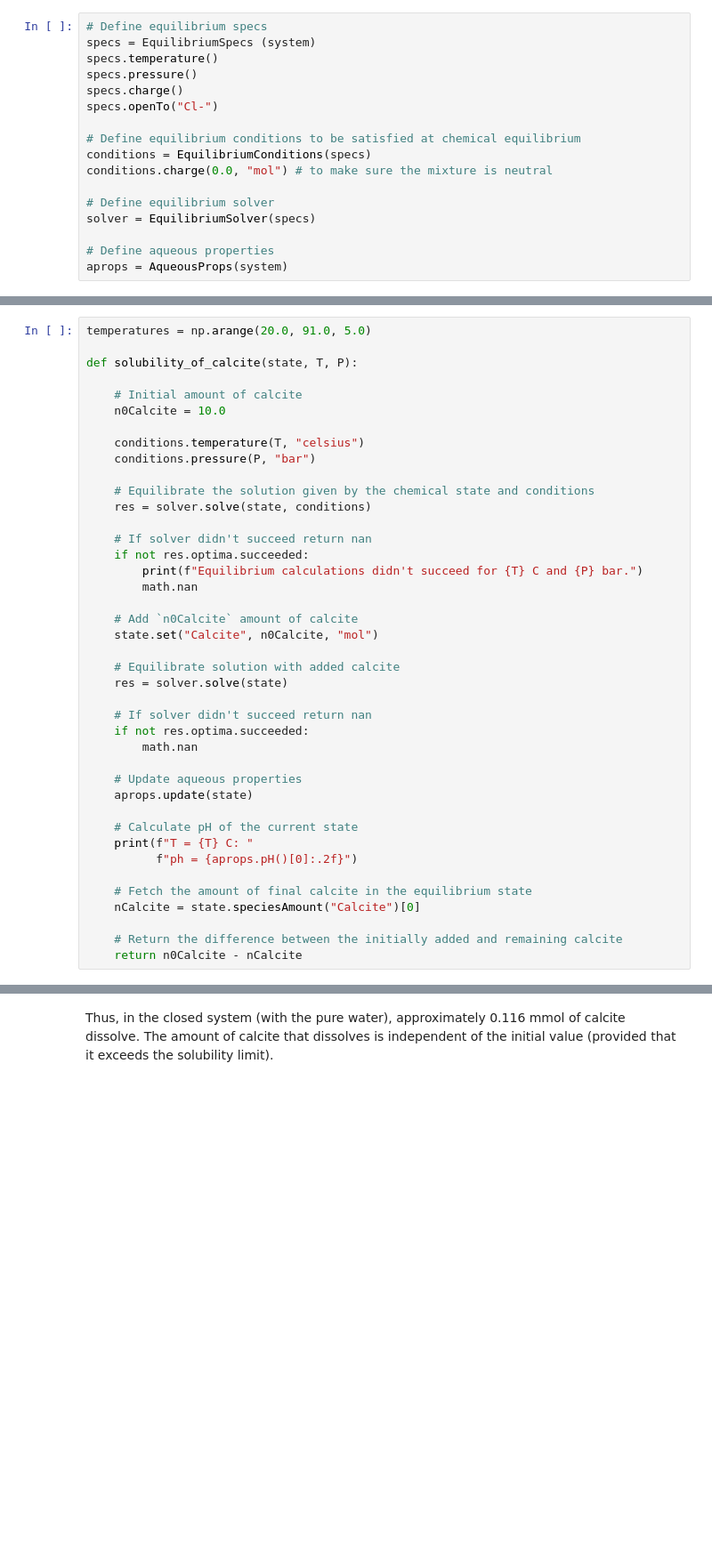
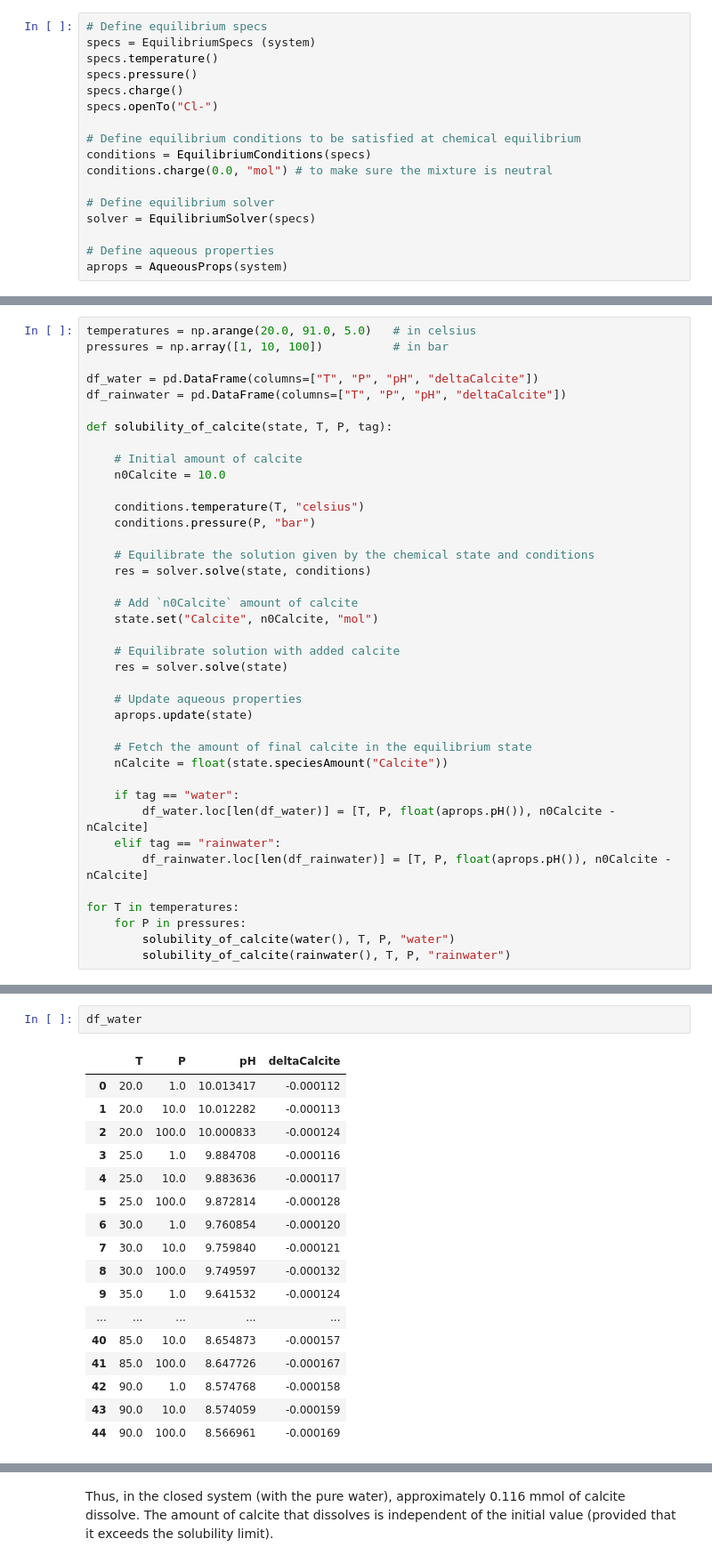
Before and after one commit to mtsveta/reaktoro-v2-workshop, a Jupyter notebook: tutorials/solubility/solubility-calcite-in-water-rainwater.ipynb, the cells around one changed output, grey strips where cells are left out. Shown: that part at 89% size. Cells and saved outputs as stored; diff of their text form; blank space fills up the shorter version.

Commit message:
Add application of calcite solubility for different conditions

```diff
--- a/tutorials/solubility/solubility-calcite-in-water-rainwater.ipynb
+++ b/tutorials/solubility/solubility-calcite-in-water-rainwater.ipynb
@@ -88,7 +100,11 @@ models chemical equilibrium of 10 mol calcite with a given solute (defined by th
 # %%
-temperatures = np.arange(20.0, 91.0, 5.0)
+temperatures = np.arange(20.0, 91.0, 5.0)   # in celsius
+pressures = np.array([1, 10, 100])          # in bar
 
-def solubility_of_calcite(state, T, P):
+df_water = pd.DataFrame(columns=["T", "P", "pH", "deltaCalcite"])
+df_rainwater = pd.DataFrame(columns=["T", "P", "pH", "deltaCalcite"])
+
+def solubility_of_calcite(state, T, P, tag):
 
     # Initial amount of calcite
     n0Calcite = 10.0
@@ -99,30 +115,24 @@ def solubility_of_calcite(state, T, P):
     # Equilibrate the solution given by the chemical state and conditions
     res = solver.solve(state, conditions)
 
-    # If solver didn't succeed return nan
-    if not res.optima.succeeded:
-        print(f"Equilibrium calculations didn't succeed for {T} C and {P} bar.")
-        math.nan
-
     # Add `n0Calcite` amount of calcite
     state.set("Calcite", n0Calcite, "mol")
 
     # Equilibrate solution with added calcite
     res = solver.solve(state)
 
-    # If solver didn't succeed return nan
-    if not res.optima.succeeded:
-        math.nan
-
     # Update aqueous properties
     aprops.update(state)
 
-    # Calculate pH of the current state
-    print(f"T = {T} C: "
-          f"ph = {aprops.pH()[0]:.2f}")
+    # Fetch the amount of final calcite in the equilibrium state
+    nCalcite = float(state.speciesAmount("Calcite"))
 
-    # Fetch the amount of final calcite in the equilibrium state
-    nCalcite = state.speciesAmount("Calcite")[0]
+    if tag == "water":
+        df_water.loc[len(df_water)] = [T, P, float(aprops.pH()), n0Calcite - nCalcite]
+    elif tag == "rainwater":
+        df_rainwater.loc[len(df_rainwater)] = [T, P, float(aprops.pH()), n0Calcite - nCalcite]
 
-    # Return the difference between the initially added and remaining calcite
-    return n0Calcite - nCalcite
+for T in temperatures:
+    for P in pressures:
+        solubility_of_calcite(water(), T, P, "water")
+        solubility_of_calcite(rainwater(), T, P, "rainwater")
@@ -155 +139,21 @@ T = 90.0 C: ph = 5.95
+# %%
+df_water
+# %% [output]
+|  | T | P | pH | deltaCalcite |
+| 0 | 20.0 | 1.0 | 10.013417 | -0.000112 |
+| 1 | 20.0 | 10.0 | 10.012282 | -0.000113 |
+| 2 | 20.0 | 100.0 | 10.000833 | -0.000124 |
+| 3 | 25.0 | 1.0 | 9.884708 | -0.000116 |
+| 4 | 25.0 | 10.0 | 9.883636 | -0.000117 |
+| 5 | 25.0 | 100.0 | 9.872814 | -0.000128 |
+| 6 | 30.0 | 1.0 | 9.760854 | -0.000120 |
+| 7 | 30.0 | 10.0 | 9.759840 | -0.000121 |
+| 8 | 30.0 | 100.0 | 9.749597 | -0.000132 |
+| 9 | 35.0 | 1.0 | 9.641532 | -0.000124 |
+| ... | ... | ... | ... | ... |
+| 40 | 85.0 | 10.0 | 8.654873 | -0.000157 |
+| 41 | 85.0 | 100.0 | 8.647726 | -0.000167 |
+| 42 | 90.0 | 1.0 | 8.574768 | -0.000158 |
+| 43 | 90.0 | 10.0 | 8.574059 | -0.000159 |
+| 44 | 90.0 | 100.0 | 8.566961 | -0.000169 |
 # %% [markdown]
```
Also changed, not shown: parts of 24 cells of this notebook.
